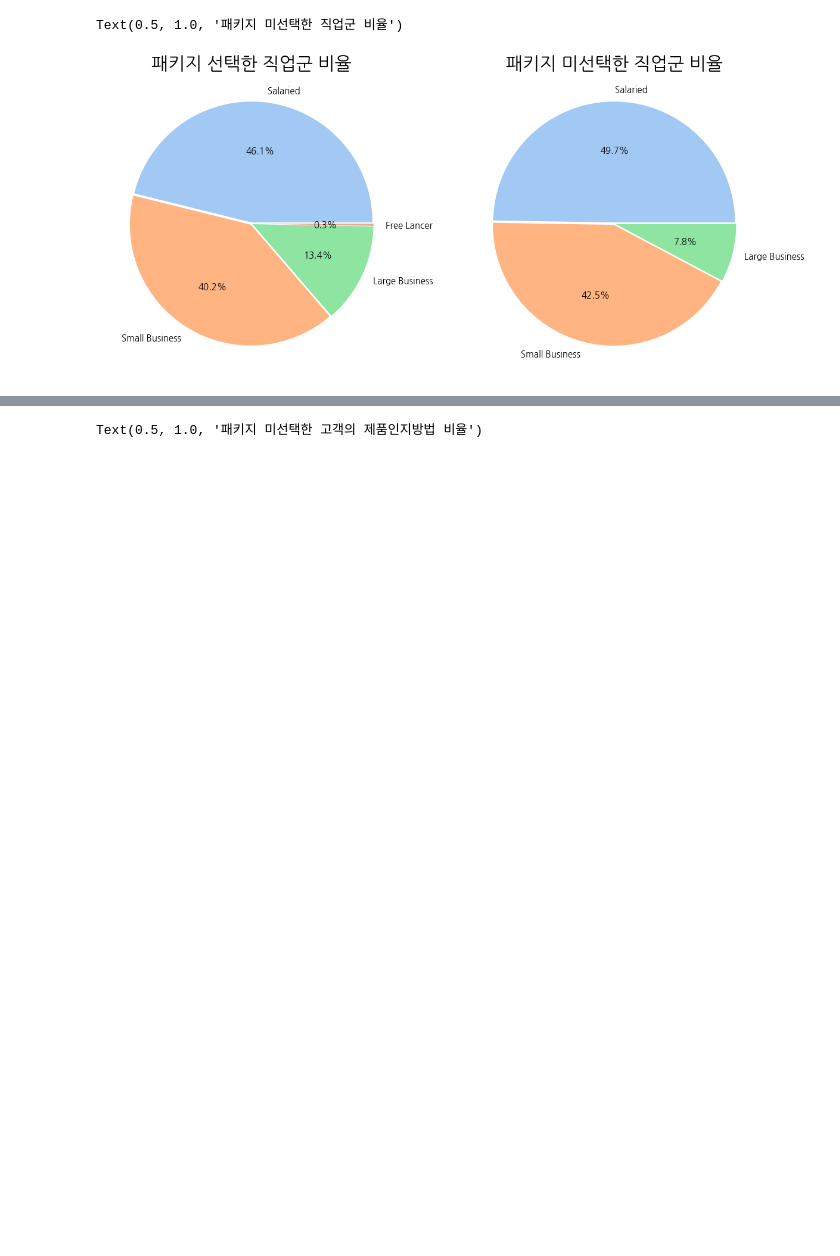
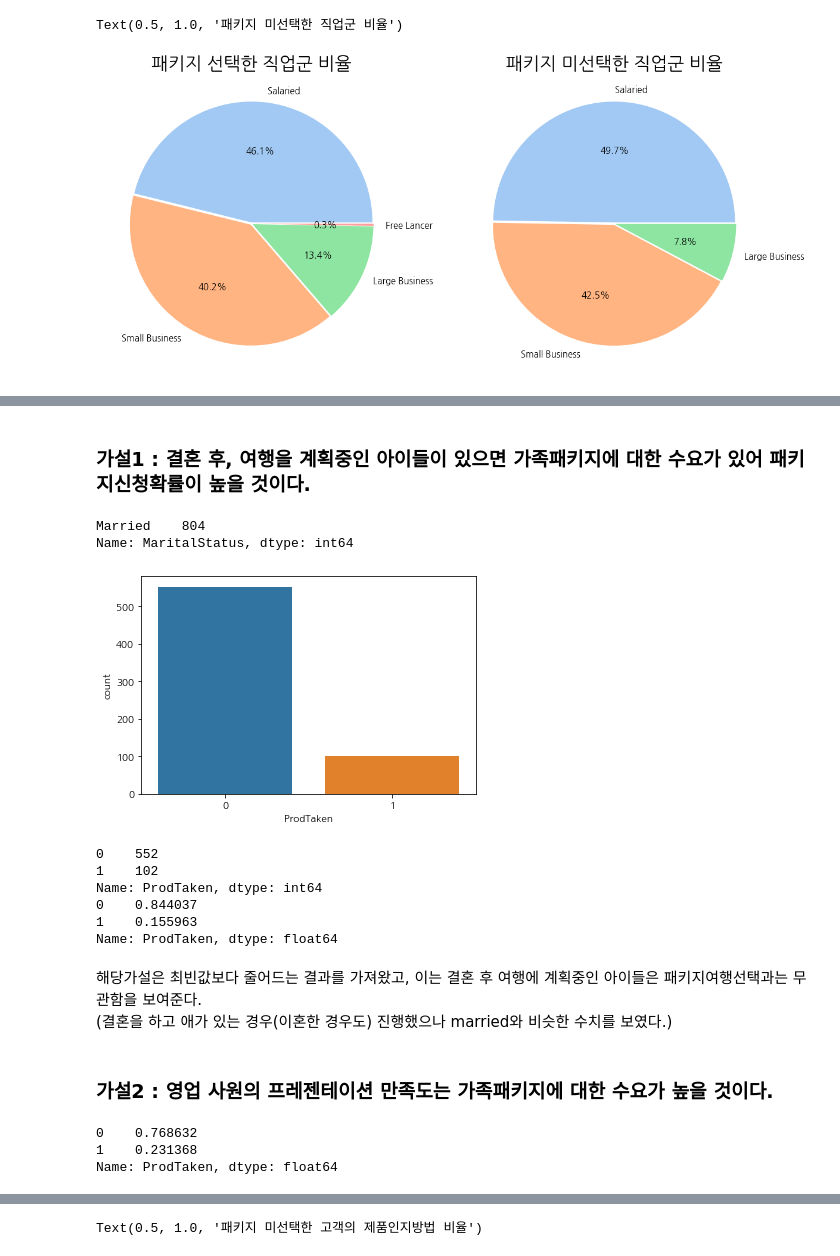
Before and after one commit to sangahnim/prediction_of_travel_products, a Jupyter notebook: prediction_of_travel_products.ipynb, the cells around one changed output, grey strips where cells are left out. Drawn from its saved outputs; the diff is of its cells as text; code cells hidden in the pictures; blank space fills up the shorter version.

```diff
--- a/prediction_of_travel_products.ipynb
+++ b/prediction_of_travel_products.ipynb
@@ -435,0 +423,45 @@ data[data['Occupation']=='Salaried']
+# %% [markdown]
+### 가설1 : 결혼 후, 여행을 계획중인 아이들이 있으면 가족패키지에 대한 수요가 있어 패키지신청확률이 높을 것이다.
+# %%
+# 결혼한 경우의 데이터를 추린다.
+condition=data[(data.MaritalStatus=='Married')] #| (data.MaritalStatus=='Divorced')]
+condition['MaritalStatus'].value_counts()
+# %% [output]
+Married    804
+Name: MaritalStatus, dtype: int64
+# %%
+# 함께 여행을 계획 중인 5세 미만의 어린이 수가 있는 경우의 조건을 추가한다.
+aaaaaaa = condition[condition['NumberOfChildrenVisiting']>0]
+
+# 타겟의 imbalance 확인
+%matplotlib inline
+
+sns.countplot(aaaaaaa['ProdTaken']);
+# %% [output]
+[figure, added]
+# %%
+# 타겟 구성비율확인
+print(aaaaaaa['ProdTaken'].value_counts())
+
+print(aaaaaaa['ProdTaken'].value_counts(normalize=True))
+# %% [output]
+0    552
+1    102
+Name: ProdTaken, dtype: int64
+0    0.844037
+1    0.155963
+Name: ProdTaken, dtype: float64
+# %% [markdown]
+해당가설은 최빈값보다 줄어드는 결과를 가져왔고, 이는 결혼 후 여행에 계획중인 아이들은 패키지여행선택과는 무관함을 보여준다.
+(결혼을 하고 애가 있는 경우(이혼한 경우도) 진행했으나 married와 비슷한 수치를 보였다.)
+# %% [markdown]
+### 가설2 : 영업 사원의 프레젠테이션 만족도는 가족패키지에 대한 수요가 높을 것이다.
+# %%
+# 가설2에 따른 영업사원의 프레젠테이션만족도는 가족패키지에 대한 수요를 높일 것이다로 했을 시, 최빈값보다 0.03이 오른 것을 확인할 수 있다.
+
+condition2 = data[data['PitchSatisfactionScore']>=3]
+condition2[condition2['NumberOfChildrenVisiting']>0]['ProdTaken'].value_counts(normalize=True)
+# %% [output]
+0    0.768632
+1    0.231368
+Name: ProdTaken, dtype: float64
```
Also changed, not shown: parts of 54 cells of this notebook, 7 other files.
